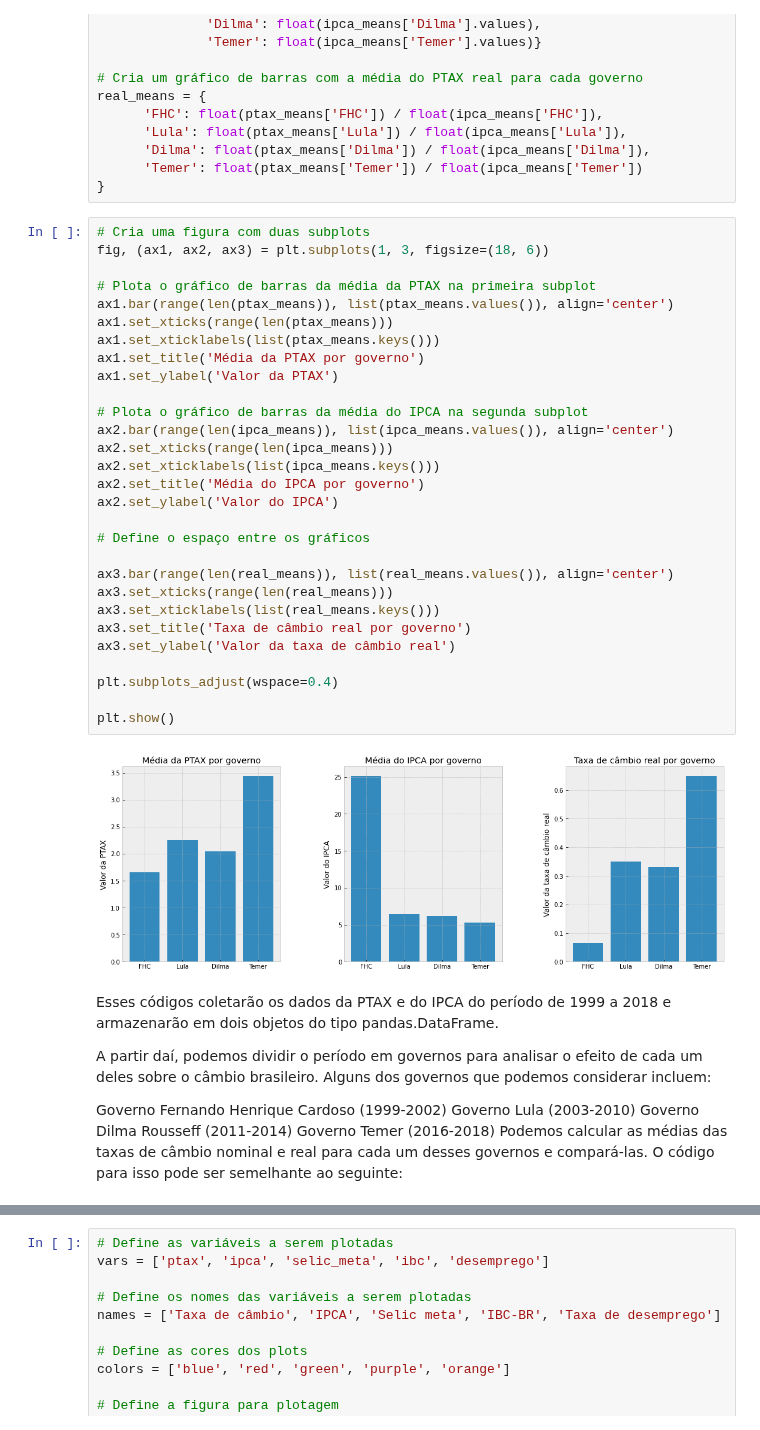
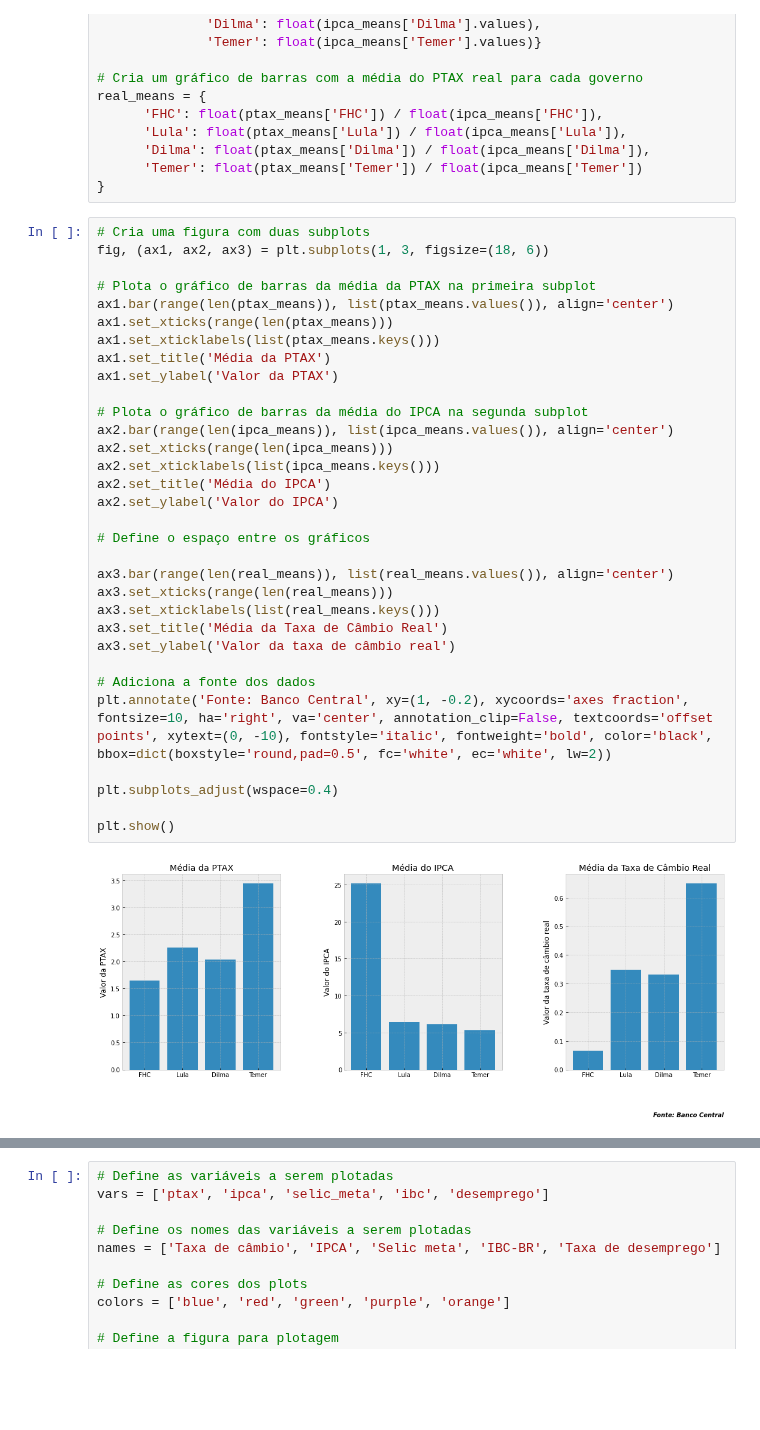
Before and after one commit to Leonardo-Dias-Up/Leonardo-Dias-Up, a Jupyter notebook: Economia_Brasileira_II.ipynb, the cells around one changed output, grey strips where cells are left out. Cells and saved outputs as stored; diff of their text form; blank space fills up the shorter version.

```diff
--- a/Economia_Brasileira_II.ipynb
+++ b/Economia_Brasileira_II.ipynb
@@ -144,41 +225,34 @@ real_means = {
 # %%
 # Cria uma figura com duas subplots
 fig, (ax1, ax2, ax3) = plt.subplots(1, 3, figsize=(18, 6))
 
 # Plota o gráfico de barras da média da PTAX na primeira subplot
 ax1.bar(range(len(ptax_means)), list(ptax_means.values()), align='center')
 ax1.set_xticks(range(len(ptax_means)))
 ax1.set_xticklabels(list(ptax_means.keys()))
-ax1.set_title('Média da PTAX por governo')
+ax1.set_title('Média da PTAX')
 ax1.set_ylabel('Valor da PTAX')
 
 # Plota o gráfico de barras da média do IPCA na segunda subplot
 ax2.bar(range(len(ipca_means)), list(ipca_means.values()), align='center')
 ax2.set_xticks(range(len(ipca_means)))
 ax2.set_xticklabels(list(ipca_means.keys()))
-ax2.set_title('Média do IPCA por governo')
+ax2.set_title('Média do IPCA')
 ax2.set_ylabel('Valor do IPCA')
 
 # Define o espaço entre os gráficos
 
 ax3.bar(range(len(real_means)), list(real_means.values()), align='center')
 ax3.set_xticks(range(len(real_means)))
 ax3.set_xticklabels(list(real_means.keys()))
-ax3.set_title('Taxa de câmbio real por governo')
+ax3.set_title('Média da Taxa de Câmbio Real')
 ax3.set_ylabel('Valor da taxa de câmbio real')
+
+# Adiciona a fonte dos dados
+plt.annotate('Fonte: Banco Central', xy=(1, -0.2), xycoords='axes fraction', fontsize=10, ha='right', va='center', annotation_clip=False, textcoords='offset points', xytext=(0, -10), fontstyle='italic', fontweight='bold', color='black', bbox=dict(boxstyle='round,pad=0.5', fc='white', ec='white', lw=2))
 
 plt.subplots_adjust(wspace=0.4)
 
 plt.show()
 # %% [output]
-[figure, old version]
+[figure, new version]
-# %% [markdown]
-Esses códigos coletarão os dados da PTAX e do IPCA do período de 1999 a 2018 e armazenarão em dois objetos do tipo pandas.DataFrame.
-
-A partir daí, podemos dividir o período em governos para analisar o efeito de cada um deles sobre o câmbio brasileiro. Alguns dos governos que podemos considerar incluem:
-
-Governo Fernando Henrique Cardoso (1999-2002)
-Governo Lula (2003-2010)
-Governo Dilma Rousseff (2011-2014)
-Governo Temer (2016-2018)
-Podemos calcular as médias das taxas de câmbio nominal e real para cada um desses governos e compará-las. O código para isso pode ser semelhante ao seguinte:
```
Also changed, not shown: parts of 23 cells of this notebook.
